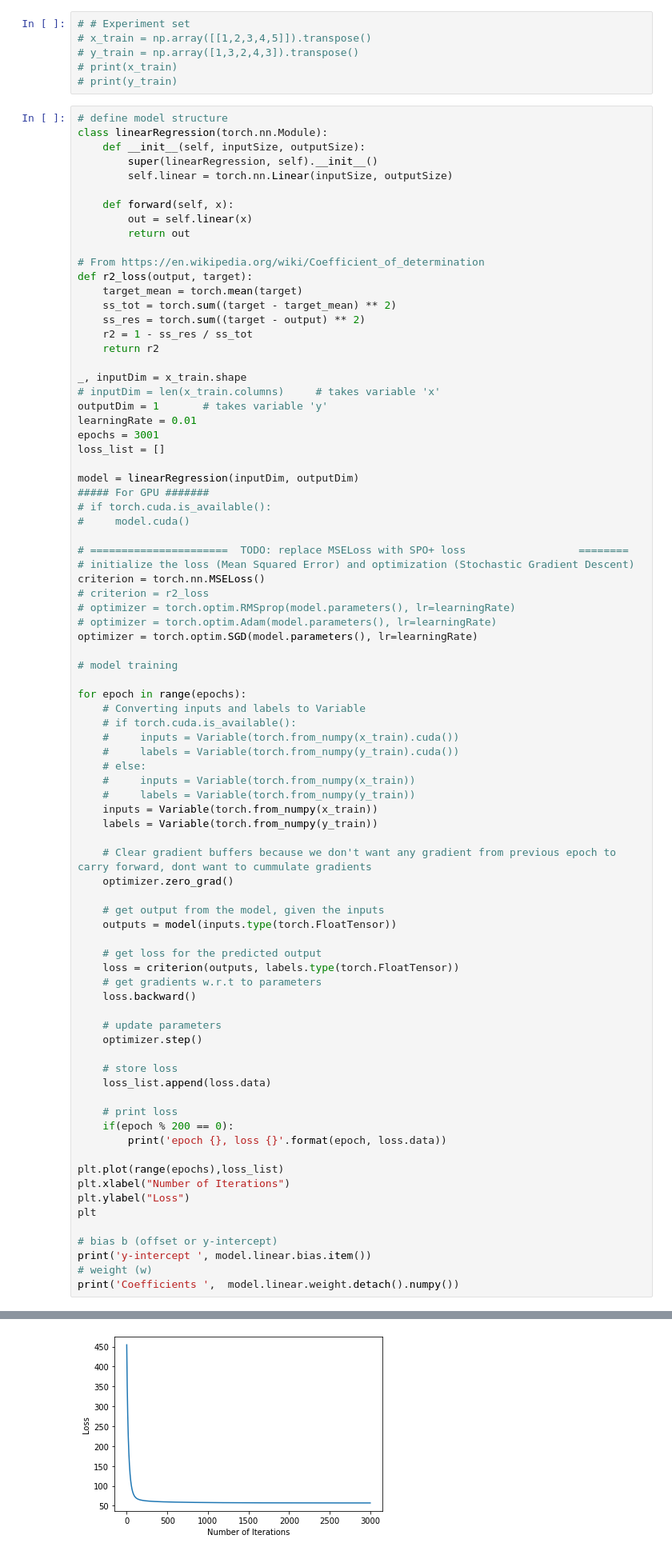
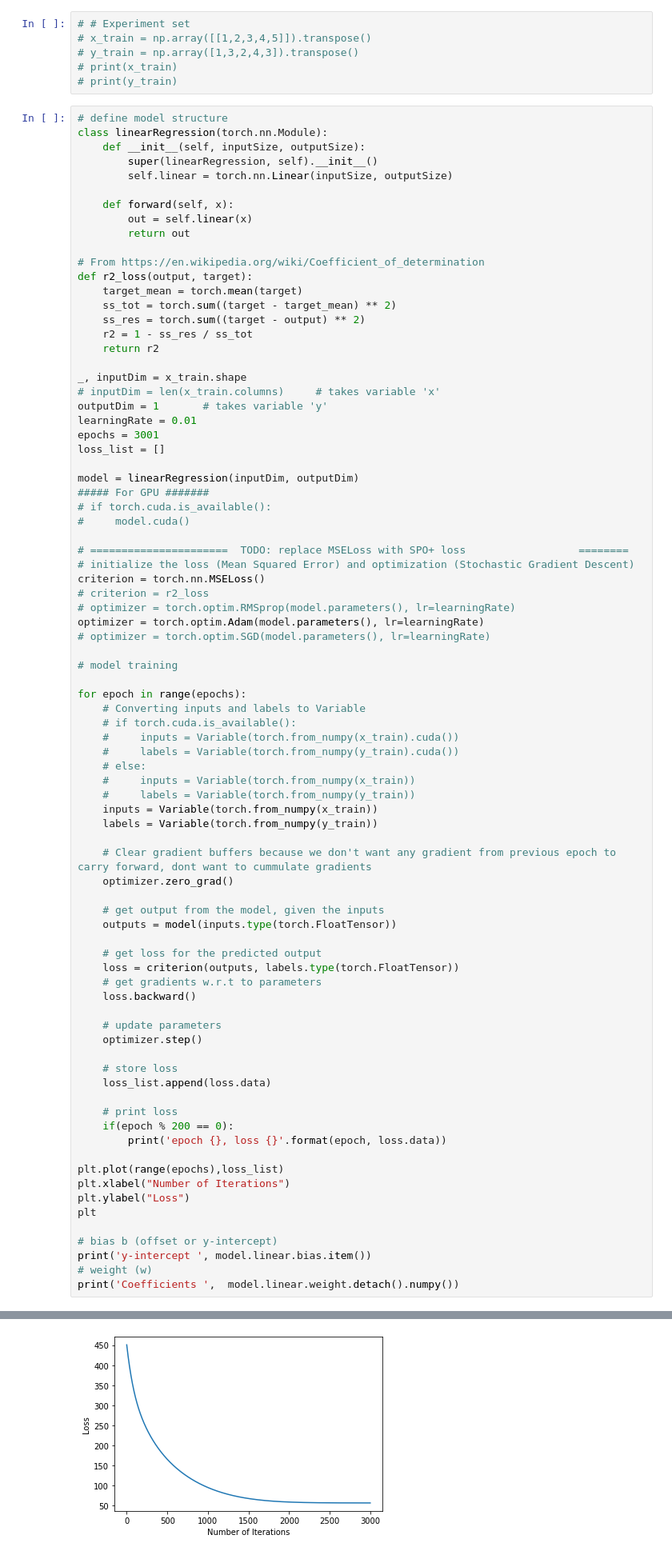
Before and after one commit to tianlei9581/DemandPredictionJD, a Jupyter notebook: PyTorch_models_Ben.ipynb, the cells around one changed output, grey strips where cells are left out. Shown at 80% size. Drawn from its saved outputs; the diff is of its cells as text.

```diff
--- a/PyTorch_models_Ben.ipynb
+++ b/PyTorch_models_Ben.ipynb
@@ -179,8 +179,8 @@ model = linearRegression(inputDim, outputDim)
 criterion = torch.nn.MSELoss()
 # criterion = r2_loss
 # optimizer = torch.optim.RMSprop(model.parameters(), lr=learningRate)
-# optimizer = torch.optim.Adam(model.parameters(), lr=learningRate)
-optimizer = torch.optim.SGD(model.parameters(), lr=learningRate)
+optimizer = torch.optim.Adam(model.parameters(), lr=learningRate)
+# optimizer = torch.optim.SGD(model.parameters(), lr=learningRate)
 
 # model training
 
@@ -246,4 +246,4 @@ epoch 2200, loss 57.11930847167969
-[figure, old version]
+[figure, new version]
 # %%
 # Evaluation
 
```
Also changed, not shown: parts of 3 cells of this notebook.
